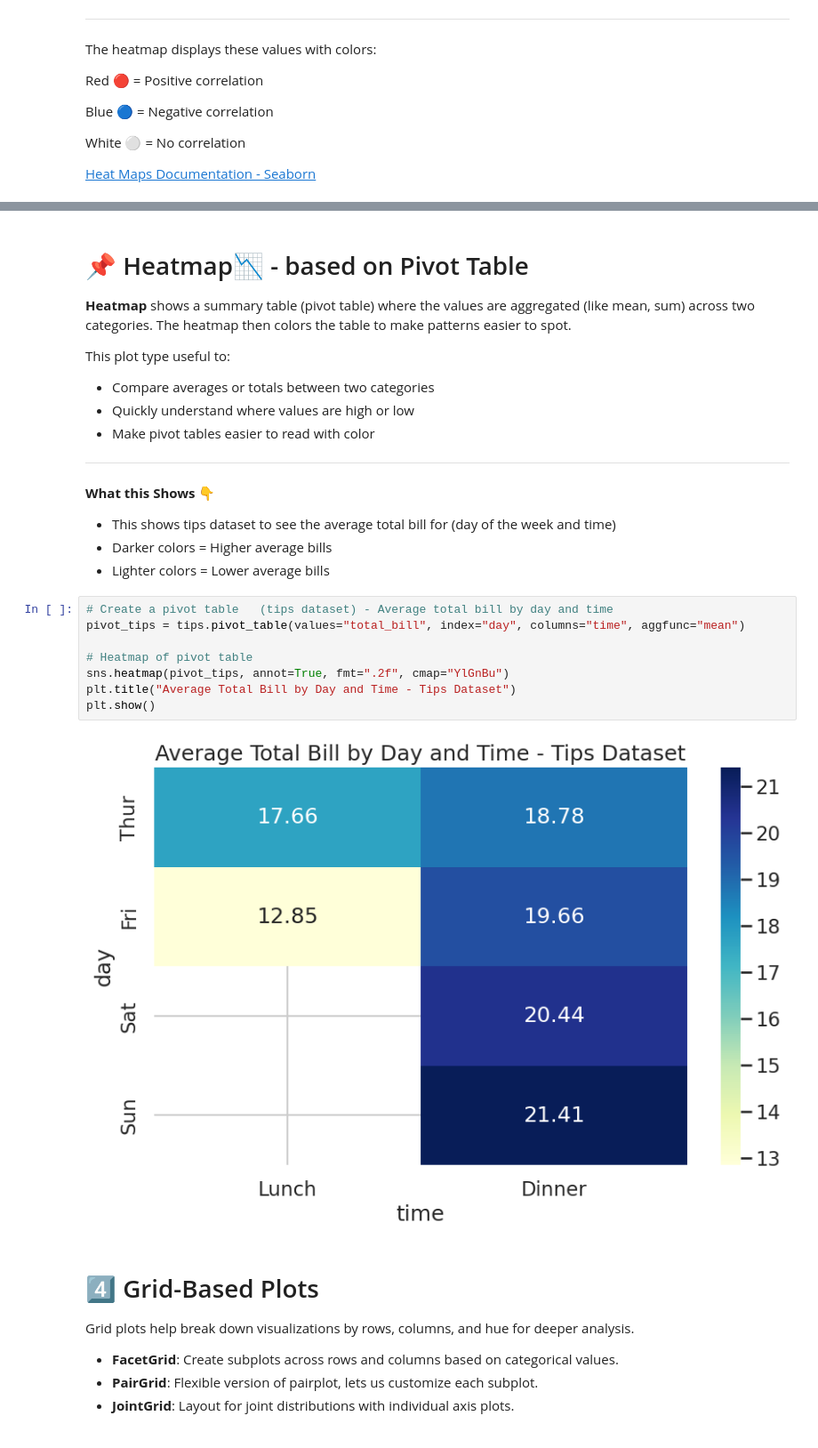
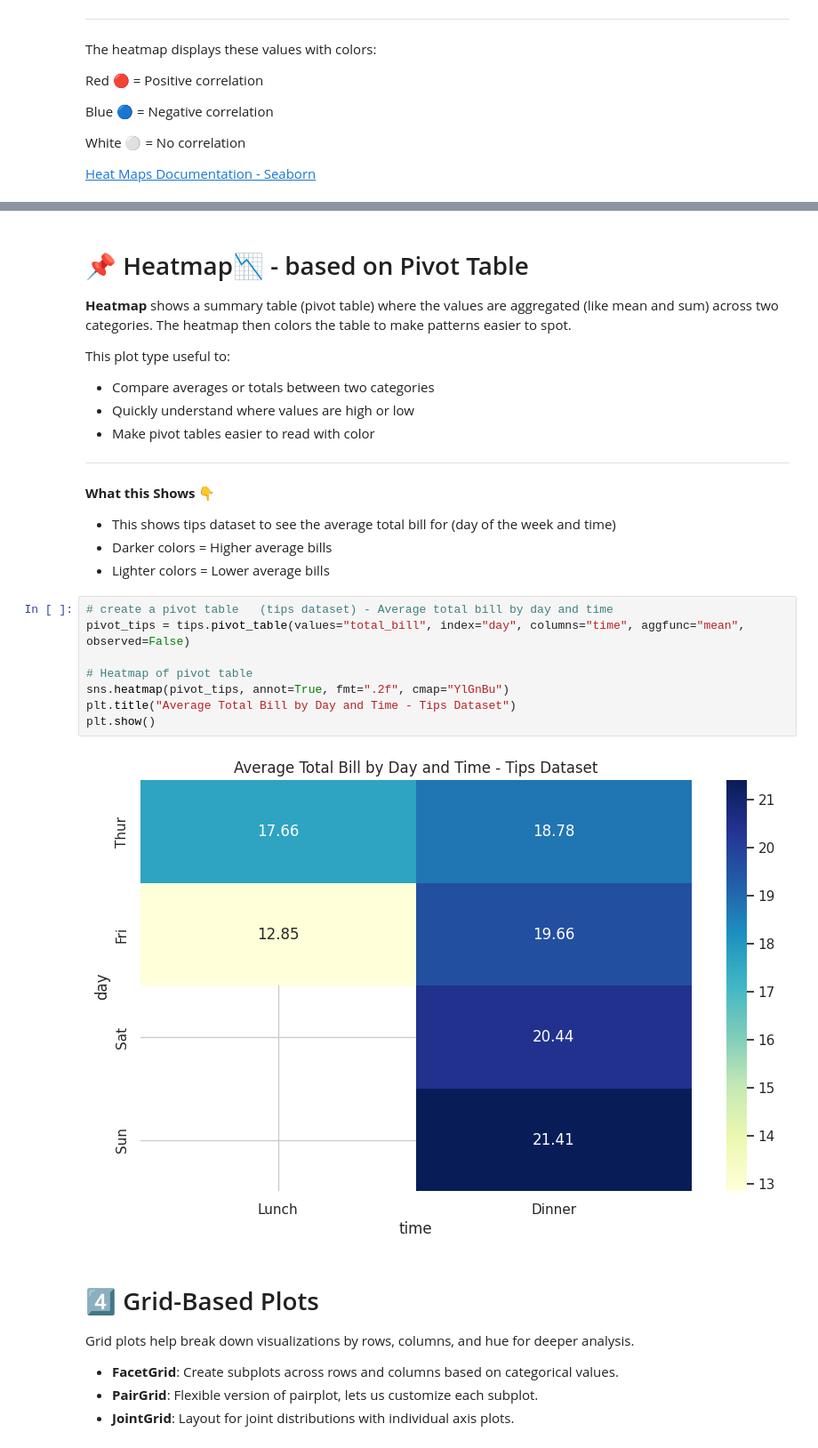
Before and after one commit to Mithula-cbw/jupyter-notebooks-public, a Jupyter notebook: Data_Analytics_Group_Project.ipynb, the cells around one changed output, grey strips where cells are left out. Shown at 89% size. Saved outputs shown, nothing was run; the diff lists cells and outputs as text.

```diff
--- a/Data_Analytics_Group_Project.ipynb
+++ b/Data_Analytics_Group_Project.ipynb
@@ -481,7 +468,7 @@ plt.show()
 # %% [markdown]
 # 📌 Heatmap📉 - based on Pivot Table
 
-**Heatmap** shows a summary table (pivot table) where the values are aggregated (like mean, sum) across two categories. The heatmap then colors the table to make patterns easier to spot.
+**Heatmap** shows a summary table (pivot table) where the values are aggregated (like mean and sum) across two categories. The heatmap then colors the table to make patterns easier to spot.
 
 This plot type useful to:
 
@@ -502,15 +489,15 @@ This plot type useful to:
 *   Darker colors = Higher average bills
 *   Lighter colors = Lower average bills
 # %%
-# Create a pivot table   (tips dataset) - Average total bill by day and time
-pivot_tips = tips.pivot_table(values="total_bill", index="day", columns="time", aggfunc="mean")
+# create a pivot table   (tips dataset) - Average total bill by day and time
+pivot_tips = tips.pivot_table(values="total_bill", index="day", columns="time", aggfunc="mean", observed=False)
 
 # Heatmap of pivot table
 sns.heatmap(pivot_tips, annot=True, fmt=".2f", cmap="YlGnBu")
 plt.title("Average Total Bill by Day and Time - Tips Dataset")
 plt.show()
 # %% [output]
-[figure, old version]
+[figure, new version]
 # %% [markdown]
 # 4️⃣ Grid-Based Plots
 
```
Also changed, not shown: parts of 37 cells of this notebook.
